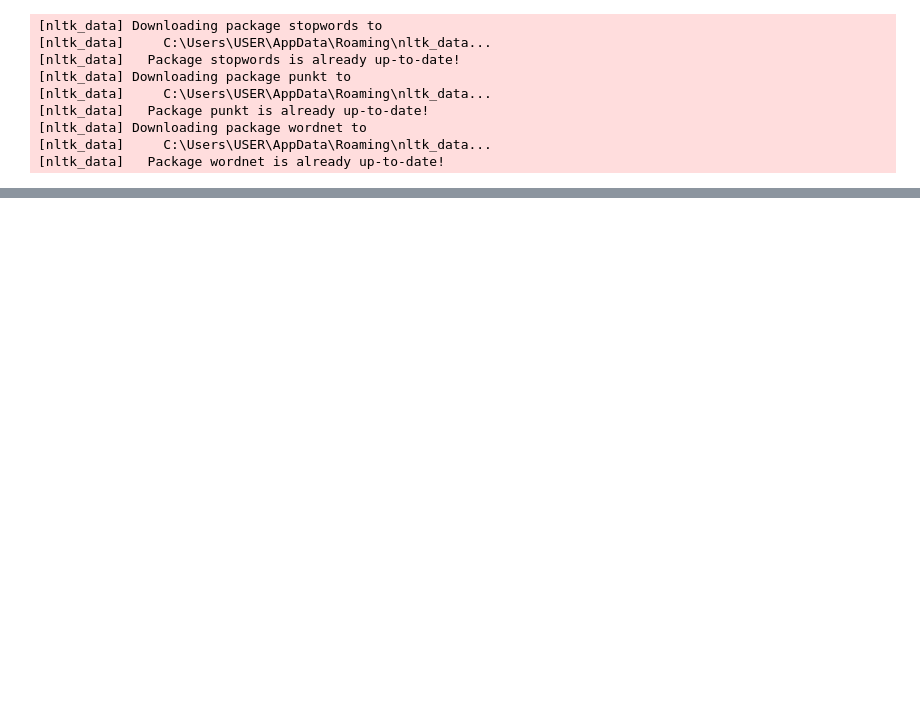
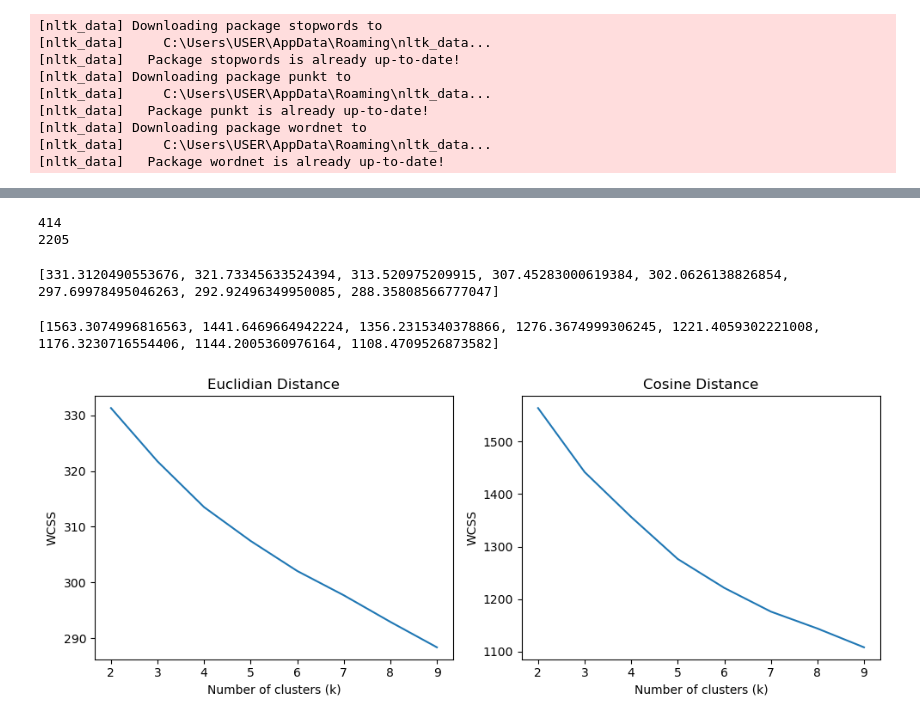
Before and after one commit to kdalton0518/Text-classification-clustering, a Jupyter notebook: LinkedIn_Job_mining.ipynb, the cells around one changed output, grey strips where cells are left out. Saved outputs shown, nothing was run; the diff lists cells and outputs as text; code cells hidden in the pictures; blank space fills up the shorter version.

```diff
--- a/LinkedIn_Job_mining.ipynb
+++ b/LinkedIn_Job_mining.ipynb
@@ -146,0 +285,10 @@ for path in all_data_paths:
+# %%
+# Input_X = J.all_jobs
+Input_X = JJ.all_jobs
+# Input_X = C147.all_jobs
+
+tfidfvectorizer = TfidfVectorizer(max_df=0.7, min_df=0.05, ngram_range=(1, 2))
+X = tfidfvectorizer.fit_transform(Input_X)
+
+TF_IDF_X = pd.DataFrame(X.toarray(), columns=tfidfvectorizer.get_feature_names_out())
+TF_IDF_X
@@ -146,0 +309,69 @@ for path in all_data_paths:
+# %%
+with open(f'{JJ.base_output}/keywords.csv', 'w') as f:
+    for i in list(TF_IDF_X):
+        f.write(i + '\n')
+# %%
+print(len(JJ.all_jobs))
+print(len(JJ.dict_keywords))
+# %% [output]
+414
+2205
+# %%
+# Clustering K-Means
+from sklearn.cluster import KMeans
+import matplotlib.pyplot as plt
+from sklearn.metrics.pairwise import cosine_similarity
+
+
+MAX_CLUSTERS = 10
+MAX_ITER = 3000
+cosine_sim_X = cosine_similarity(X)
+
+fig, (ax1, ax2) = plt.subplots(1, 2, figsize=(10, 4))
+
+
+def euclidian_k_means():
+
+    wcss = []
+
+    for i in range(2, MAX_CLUSTERS):
+        kmeans = KMeans(n_clusters=i, max_iter=MAX_ITER, random_state=30, n_init=50)
+        kmeans.fit(X=X)
+        wcss.append(kmeans.inertia_)
+
+    print(wcss)
+
+    ax1.plot(range(2, MAX_CLUSTERS), wcss)
+    ax1.set_xticks(range(2, MAX_CLUSTERS))
+    ax1.set_xlabel('Number of clusters (k)')
+    ax1.set_ylabel('WCSS')
+    ax1.set_title('Euclidian Distance')
+
+def cosine_sim_k_means():
+
+    wcss = []
+
+    for i in range(2, MAX_CLUSTERS):
+      kmeans = KMeans(n_clusters = i, max_iter = MAX_ITER, random_state=40, n_init=50)
+      kmeans.fit(X=cosine_sim_X)
+      wcss.append(kmeans.inertia_)
+
+
+    print(wcss)
+
+    ax2.plot(range(2, MAX_CLUSTERS), wcss)
+    ax2.set_xticks(range(2, MAX_CLUSTERS))
+    ax2.set_xlabel('Number of clusters (k)')
+    ax2.set_ylabel('WCSS')
+    ax2.set_title('Cosine Distance')
+
+
+euclidian_k_means()
+cosine_sim_k_means()
+
+plt.tight_layout()
+plt.show()
+# %% [output]
+[331.3120490553676, 321.73345633524394, 313.520975209915, 307.45283000619384, 302.0626138826854, 297.69978495046263, 292.92496349950085, 288.35808566777047]
+[1563.3074996816563, 1441.6469664942224, 1356.2315340378866, 1276.3674999306245, 1221.4059302221008, 1176.3230716554406, 1144.2005360976164, 1108.4709526873582]
+[figure, added]
```
Also changed, not shown: parts of 18 cells of this notebook, 36 other files.
